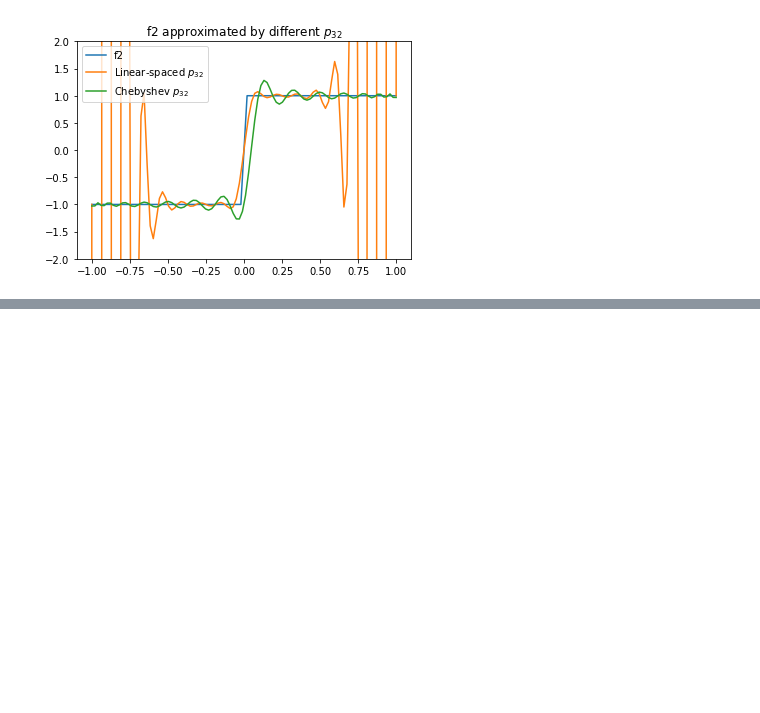
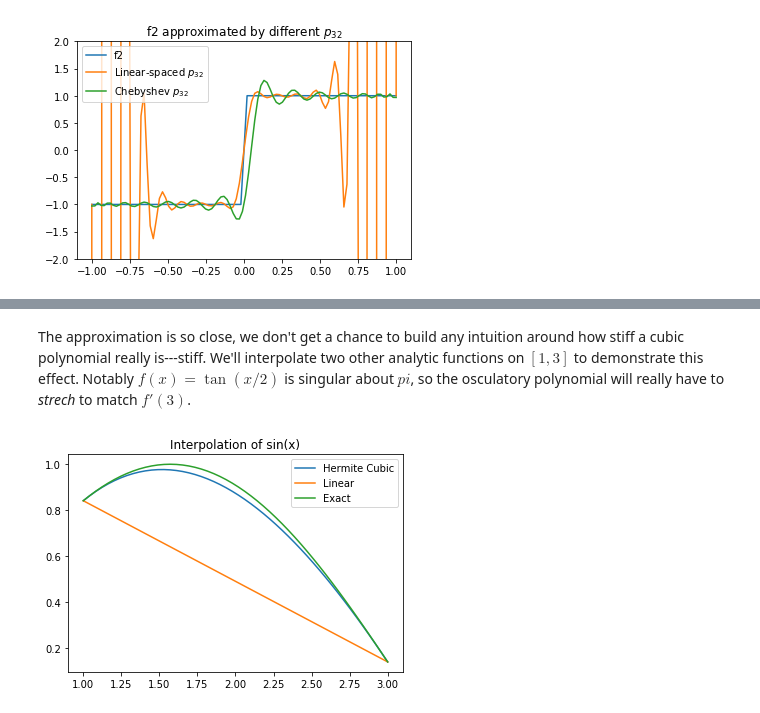
Before and after one commit to coltongrainger/fy18num, a Jupyter notebook: hw4/2018-07-19-interpolation.ipynb, the cells around one changed output, grey strips where cells are left out. Saved outputs shown, nothing was run; the diff lists cells and outputs as text; code cells hidden in the pictures; blank space fills up the shorter version.

```diff
--- a/hw4/2018-07-19-interpolation.ipynb
+++ b/hw4/2018-07-19-interpolation.ipynb
@@ -375,0 +444,7 @@ In other words, Chebyshev sample points seem to produce sequences of polynomials
+# %% [markdown]
+The approximation is so close, we don't get a chance to build any intuition around how stiff a cubic polynomial really is---stiff. We'll interpolate two other analytic functions on $[1,3]$ to demonstrate this effect. Notably $f(x) = \tan(x/2)$ is singular about $pi$, so the osculatory polynomial will really have to *strech* to match $f'(3)$.
+# %%
+f = lambda x: sym.sin(x)
+prob8plots()
+# %% [output]
+[figure, added]
```
Also changed, not shown: parts of 27 cells of this notebook.
